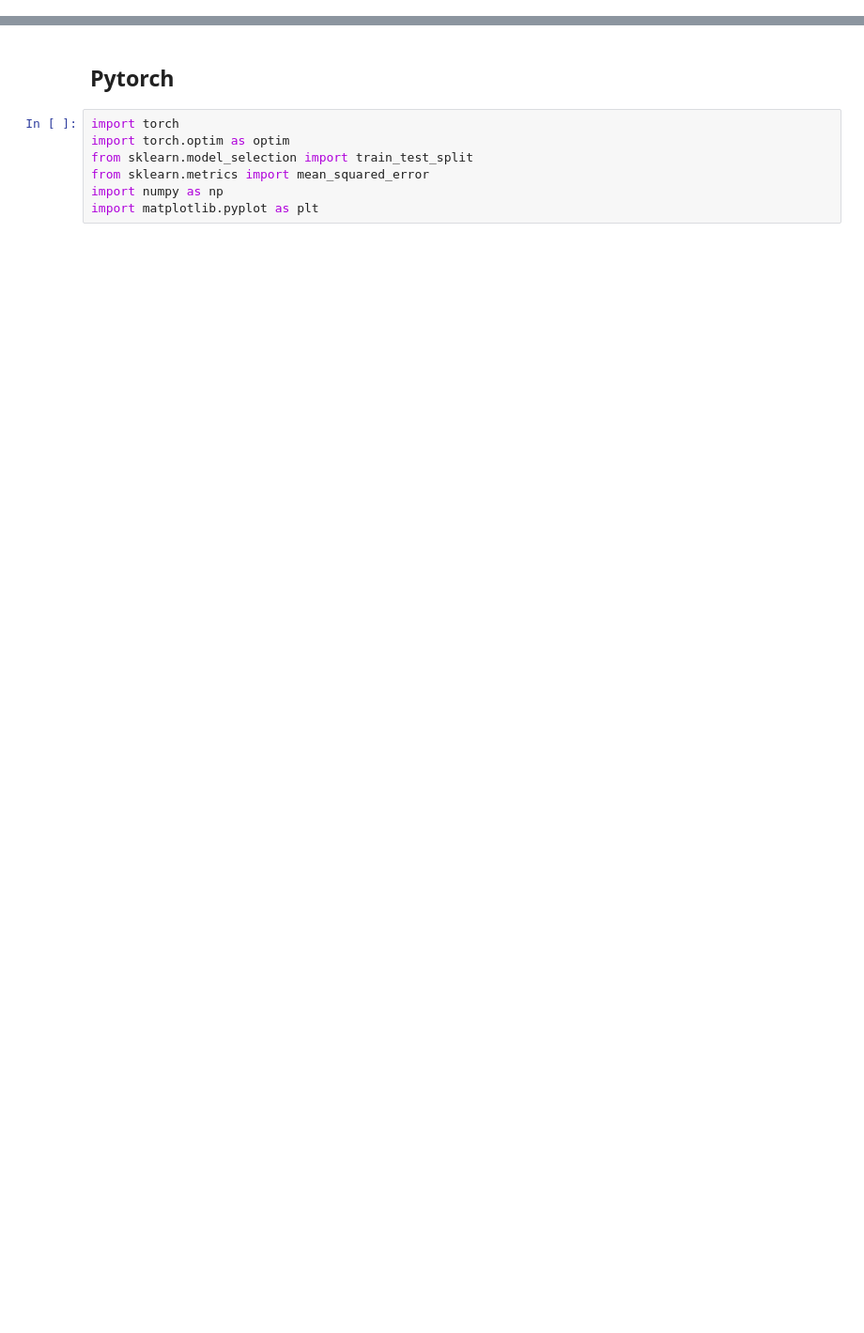
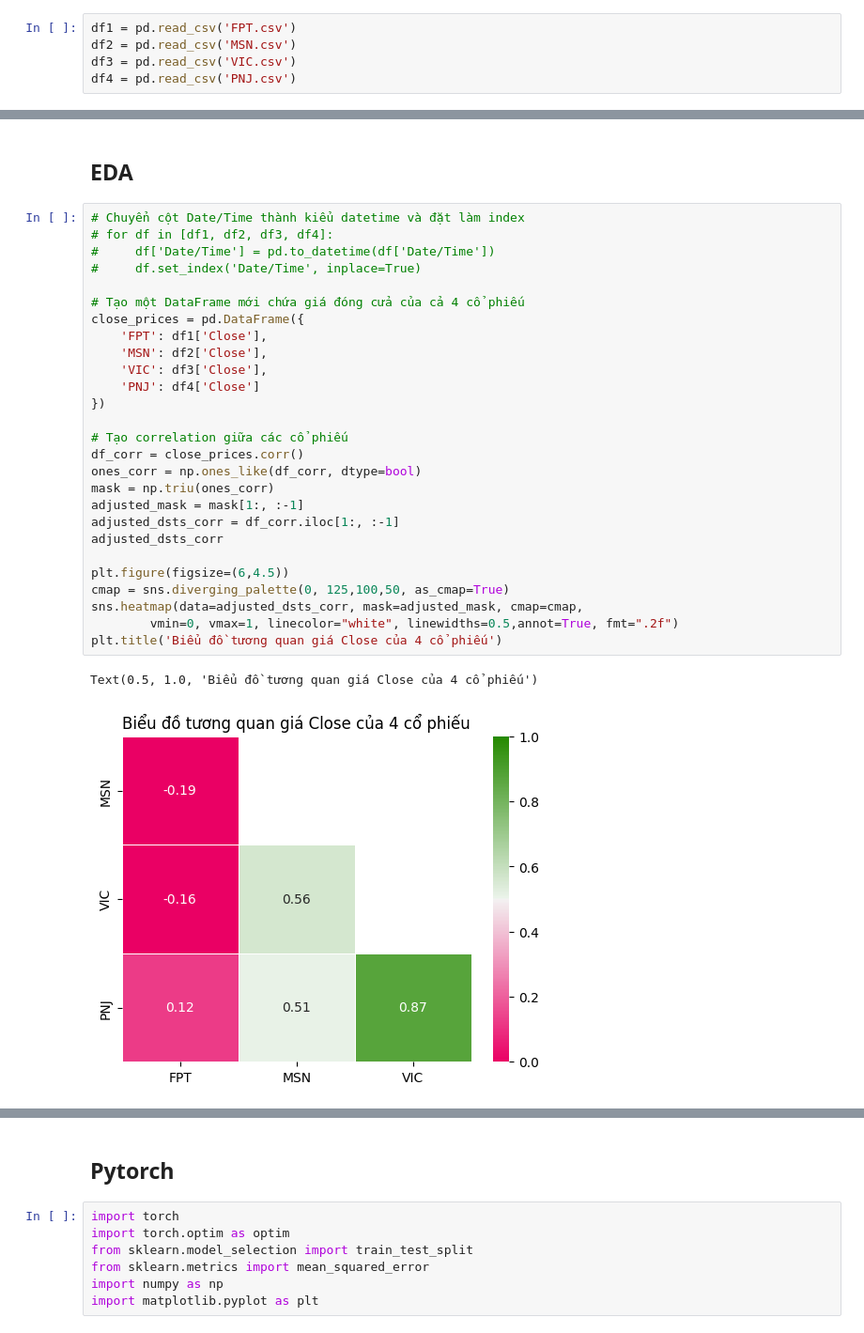
Before and after one commit to tonganf/LSTM_GRU_BTC, a Jupyter notebook: forecast.ipynb, the cells around one changed output, grey strips where cells are left out. Shown at 94% size. Drawn from its saved outputs; the diff is of its cells as text; blank space fills up the shorter version.

```diff
--- a/forecast.ipynb
+++ b/forecast.ipynb
@@ -150,0 +15,5 @@ Y_ = scaler.inverse_transform(Y_)
+# %%
+df1 = pd.read_csv('FPT.csv')
+df2 = pd.read_csv('MSN.csv')
+df3 = pd.read_csv('VIC.csv')
+df4 = pd.read_csv('PNJ.csv')
@@ -150,0 +45,32 @@ Y_ = scaler.inverse_transform(Y_)
+# %% [markdown]
+## EDA
+# %%
+# Chuyển cột Date/Time thành kiểu datetime và đặt làm index
+# for df in [df1, df2, df3, df4]:
+#     df['Date/Time'] = pd.to_datetime(df['Date/Time'])
+#     df.set_index('Date/Time', inplace=True)
+
+# Tạo một DataFrame mới chứa giá đóng cửa của cả 4 cổ phiếu
+close_prices = pd.DataFrame({
+    'FPT': df1['Close'],
+    'MSN': df2['Close'],
+    'VIC': df3['Close'],
+    'PNJ': df4['Close']
+})
+
+# Tạo correlation giữa các cổ phiếu
+df_corr = close_prices.corr()
+ones_corr = np.ones_like(df_corr, dtype=bool)
+mask = np.triu(ones_corr)
+adjusted_mask = mask[1:, :-1]
+adjusted_dsts_corr = df_corr.iloc[1:, :-1]
+adjusted_dsts_corr
+
+plt.figure(figsize=(6,4.5))
+cmap = sns.diverging_palette(0, 125,100,50, as_cmap=True)
+sns.heatmap(data=adjusted_dsts_corr, mask=adjusted_mask, cmap=cmap,
+        vmin=0, vmax=1, linecolor="white", linewidths=0.5,annot=True, fmt=".2f")
+plt.title('Biểu đồ tương quan giá Close của 4 cổ phiếu')
+# %% [output]
+Text(0.5, 1.0, 'Biểu đồ tương quan giá Close của 4 cổ phiếu')
+[figure, added]
```
Also changed, not shown: parts of 51 cells of this notebook, 17 other files.
